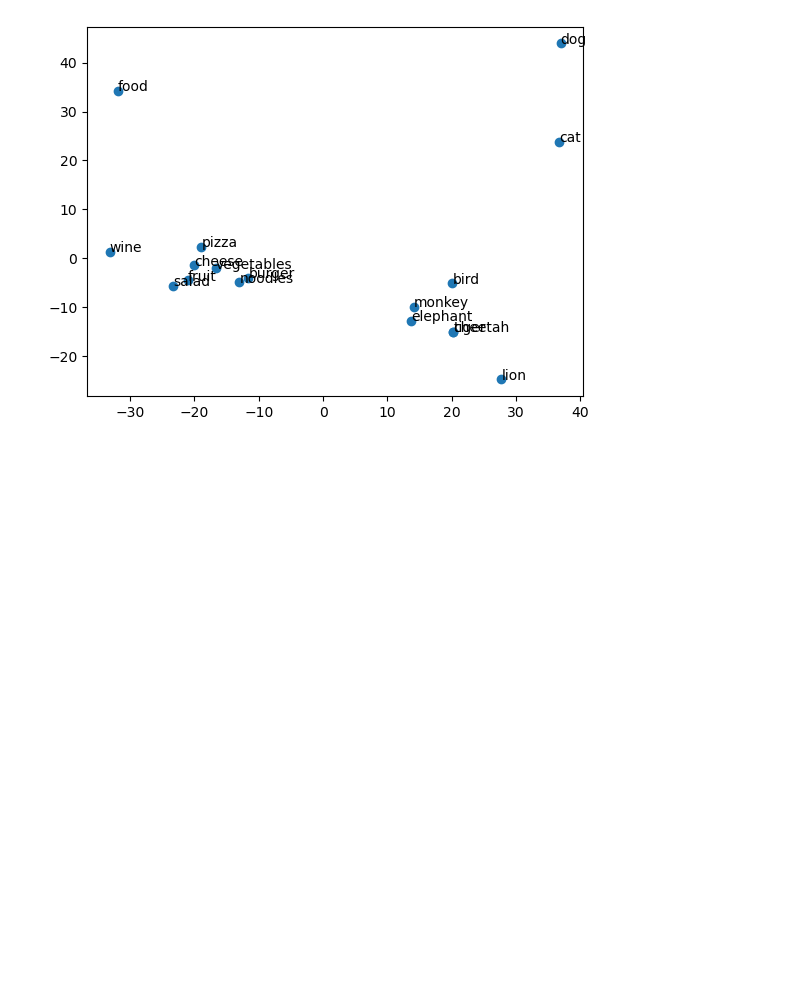
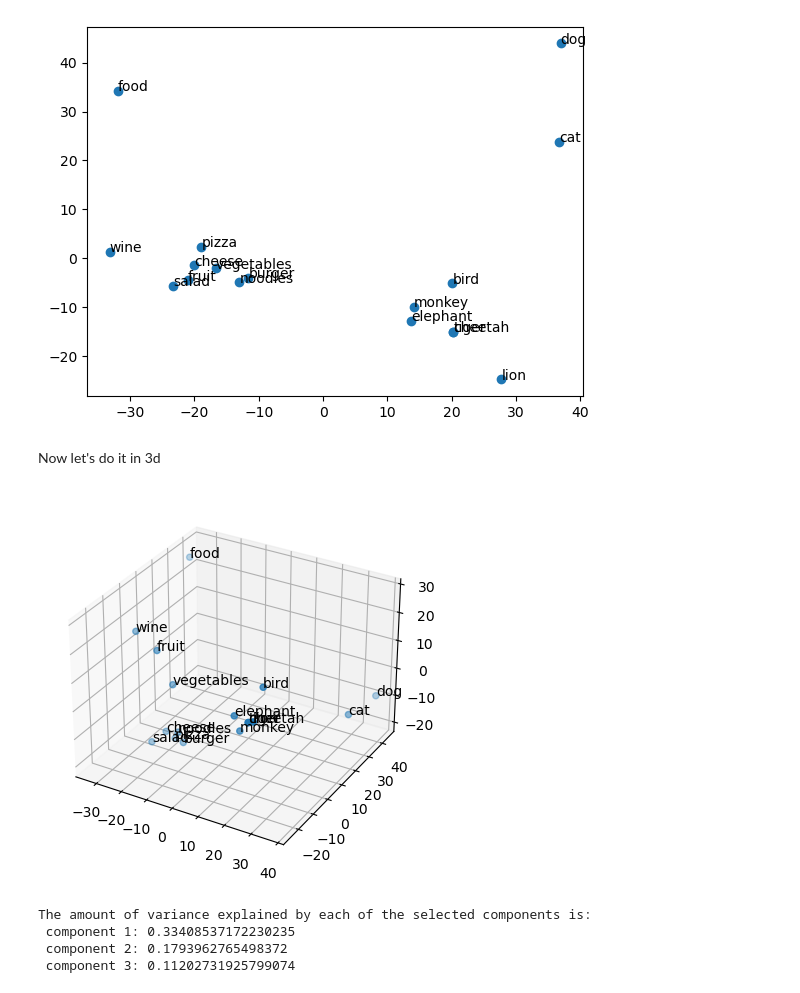
Before and after one commit to Neilus03/NLP-2024, a Jupyter notebook: LAB4_Semantic_embeddings.ipynb, the cells around one changed output. Saved outputs shown, nothing was run; the diff lists cells and outputs as text; code cells hidden in the pictures; blank space fills up the shorter version.

```diff
--- a/LAB4_Semantic_embeddings.ipynb
+++ b/LAB4_Semantic_embeddings.ipynb
@@ -190,19 +190,3 @@ The cosine similarity for sentences: 'I do not like football' and 'I hate soccer
 0.8079570531845093
 # %% [markdown]
 ### 3. Consider the following words [cat, dog, tiger, elephant, bird, monkey, lion, cheetah, burger, pizza, food, cheese, wine, salad, noodles, fruit, vegetables]
-# %%
-import numpy as np
-from sklearn.decomposition import PCA
-import matplotlib.pyplot as plt
-
-embed_list = []
-word_list = ["cat", "dog", "tiger", "elephant", "bird", "monkey", "lion","cheetah", "burger", "pizza", "food", "cheese", "wine", "salad", "noodles", "fruit", "vegetables"]
-for word in word_list:
-    x = [vector[0] for vector in embed_list]
-    y = [vector[1] for vector in embed_list]
-    pca = PCA(n_components=2)
-    embed = pca.fit(nlp(word).vector)
-    embed_list.append(embed)
-
-
-plt.scatter(x,y, marker='o')
@@ -236,2 +223,35 @@ plt.show()
 # %% [output]
 [figure]
+# %% [markdown]
+Now let's do it in 3d
+# %%
+import matplotlib.pyplot as plt
+from mpl_toolkits.mplot3d import Axes3D
+
+# 3D PCA
+
+pca = PCA(n_components=3)
+embed_pca = pca.fit_transform(embed_list)
+
+x = [vector[0] for vector in embed_pca] # x-axis
+y = [vector[1] for vector in embed_pca] # y-axis
+z = [vector[2] for vector in embed_pca] # z-axis
+
+fig = plt.figure()
+ax = fig.add_subplot(111, projection='3d')
+ax.scatter(x, y, z, marker='o')
+
+for i, word in enumerate(word_list):
+    ax.text(x[i], y[i], z[i], word)
+
+plt.show()
+
+#Print the amount of variance explained by each of the selected components
+var_explained = pca.explained_variance_ratio_
+print(f"The amount of variance explained by each of the selected components is:\n component 1: {var_explained[0]}\n component 2: {var_explained[1]}\n component 3: {var_explained[2]}")
+# %% [output]
+[figure, added]
+The amount of variance explained by each of the selected components is:
+ component 1: 0.33408537172230235
+ component 2: 0.1793962765498372
+ component 3: 0.11202731925799074
```
Also changed, not shown: parts of 13 cells of this notebook.
